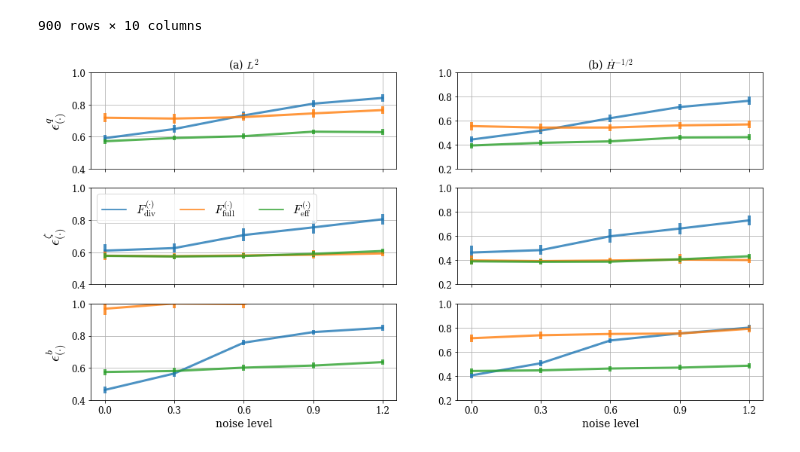
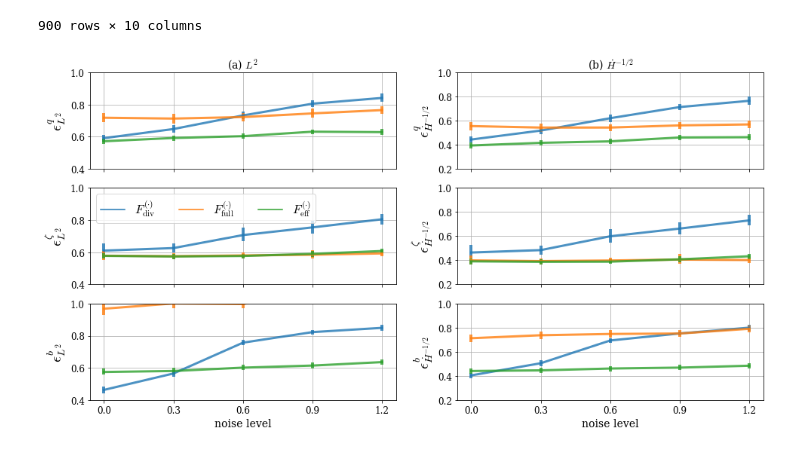
Before and after one commit to 27septembre/QG_eff, a Jupyter notebook: 3_plots_paper.ipynb, the cells around one changed output. Cells and saved outputs as stored; diff of their text form; code cells hidden in the pictures.

```diff
--- a/3_plots_paper.ipynb
+++ b/3_plots_paper.ipynb
@@ -552,7 +549,7 @@ fig=plt.figure(figsize=(16,8))
 plt.subplot(321)
 ax = sns.lineplot(x='n',y="l2", hue='e3',data=df_noise.loc[(df_noise["f3"] == "empb")&(df_noise["v"] == "psi")],
                   linewidth = 3,alpha = 0.8,err_style='bars',hue_order=hue_order,err_kws={'elinewidth':4})
-plt.ylabel(r'$\epsilon^{q}_{(\cdot)} $', fontsize=20)
+plt.ylabel(r'$\epsilon ^{q}_{L^2}$',fontsize=20)
 ax.get_legend().remove()
 ax.set(xlabel=None)
 aa=plt.xticks([0.0,0.3,0.6,0.9,1.2])
@@ -573,7 +570,7 @@ g.set_title([])
 for t, l in zip(g.texts, [r'$F^{(\cdot)}_{\rm div}$',r'$F^{(\cdot)}_{\rm full}$',r'$F^{(\cdot)}_{\rm eff}$']):
     t.set_text(l)
 g.set_title([])
-plt.ylabel(r'$\epsilon^{\zeta}_{(\cdot)} $', fontsize=20)
+plt.ylabel(r'$\epsilon ^{\zeta}_{L^2}$',fontsize=20)
 ax.set(xlabel=None)
 aa=plt.xticks([0.0,0.3,0.6,0.9,1.2])
 ax.set_xticklabels([])
@@ -584,7 +581,7 @@ plt.grid()
 plt.subplot(325)
 ax = sns.lineplot(x='n',y="l2", hue='e3',data=df_noise.loc[(df_noise["f3"] == "eb")&(df_noise["v"] == "psi")],
                   linewidth = 3,alpha = 0.8,err_style='bars',hue_order=hue_order,err_kws={'elinewidth':4})
-plt.ylabel(r'$\epsilon^{b}_{(\cdot)} $', fontsize=20)
+plt.ylabel(r'$\epsilon ^{b}_{L^2}$',fontsize=20)
 ax.get_legend().remove()
 #ax.set(xlabel=None)
 ax.set_xlabel('noise level',fontsize=14)
@@ -597,42 +594,42 @@ plt.subplot(322)
 plt.title(r"(b) $\dot{H}^{-1/2}$",fontsize=14)
 ax = sns.lineplot(x='n',y="h1/2", hue='e3',data=df_noise.loc[(df_noise["f3"] == "empb")&(df_noise["v"] == "psi")],
                   linewidth = 3,alpha = 0.8,err_style='bars',hue_order=hue_order,err_kws={'elinewidth':4})
-ax.set(ylabel=None)
+plt.ylabel(r'$\epsilon ^{q}_{\dot{H}^{-1/2}}$',fontsize=20)
 ax.get_legend().remove()
 ax.set(xlabel=None)
 aa=plt.xticks([0.0,0.3,0.6,0.9,1.2])
 ax.set_xticklabels([])
 plt.ylim(0.2,1)
 plt.grid()
 
 plt.subplot(324)
 ax = sns.lineplot(x='n',y="h1/2", hue='e3',data=df_noise.loc[(df_noise["f3"] == "em")&(df_noise["v"] == "psi")],
                   linewidth = 3,alpha = 0.8,err_style='bars',hue_order=hue_order,err_kws={'elinewidth':4})
 plt.ylabel(r'$\Vert \nabla \cdot \overline{\mathbf{u}^{\prime} \zeta^{\prime}}- F^m_{(\cdot)} (\cdot) \Vert^2_{L^2} $',
            fontsize=14)
 
 ax.get_legend().remove()
 g.set_title([])
-ax.set(ylabel=None)
+plt.ylabel(r'$\epsilon ^{\zeta}_{\dot{H}^{-1/2}}$',fontsize=20)
 ax.set(xlabel=None)
 aa=plt.xticks([0.0,0.3,0.6,0.9,1.2])
 ax.set_xticklabels([])
 plt.ylim(0.2,1)
 plt.grid()
 
 plt.subplot(326)
 ax = sns.lineplot(x='n',y="h1/2", hue='e3',data=df_noise.loc[(df_noise["f3"] == "eb")&(df_noise["v"] == "psi")],
                   linewidth = 3,alpha = 0.8,err_style='bars',hue_order=hue_order,err_kws={'elinewidth':4})
-ax.set(ylabel=None)
+plt.ylabel(r'$\epsilon ^{b}_{\dot{H}^{-1/2}}$',fontsize=20)
 ax.get_legend().remove()
 #ax.set(xlabel=None)
 ax.set_xlabel('noise level',fontsize=14)
 aa=plt.xticks([0.0,0.3,0.6,0.9,1.2])
 plt.ylim(0.2,1)
 
 plt.grid()
 
-#fig.savefig('../image/Fig7.pdf',  bbox_inches='tight',dpi=200)
-#fig.savefig('../image/Fig7.png',  bbox_inches='tight',dpi=200)
+#fig.savefig('../image/Fig8.pdf',  bbox_inches='tight',dpi=200)
+#fig.savefig('../image/Fig8.png',  bbox_inches='tight',dpi=200)
 # %% [output]
-[figure, old version]
+[figure, new version]
```
Also changed, not shown: parts of 6 cells of this notebook, 1 other file.
